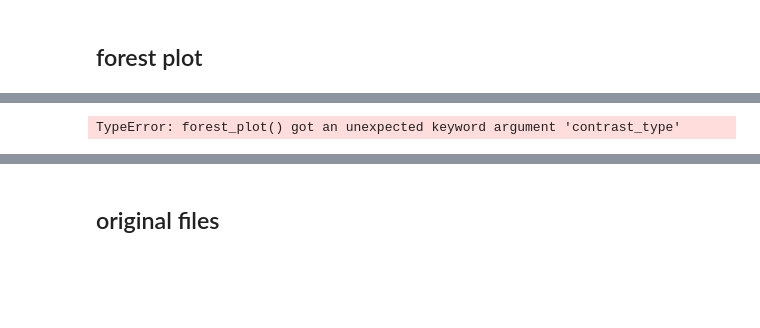
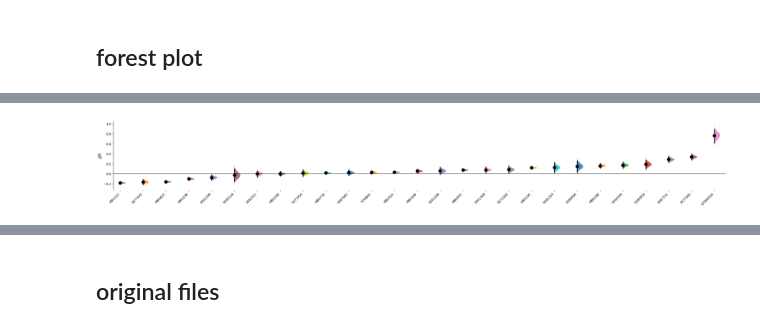
Before and after one commit to lnicole08/OSAR-Nicole-version, a Jupyter notebook: Obsolete - Heatmap v3.2.ipynb, the cells around one changed output, grey strips where cells are left out. Drawn from its saved outputs; the diff is of its cells as text; code cells hidden in the pictures; blank space fills up the shorter version.

```diff
--- a/Heatmap v3.2.ipynb
+++ b/Obsolete - Heatmap v3.2.ipynb
@@ -53,19 +71,0 @@ specifiedpath = homecomp
-# %%
-responder = "Chrimson2"
-
-officecomp = "C:\\Users\\Star\\"
-labcomp = "C:\\Users\\User\\"
-computer2 = "C:\\Users\\lnico\\"
-homecomp = "D:\\"
-specifiedpath = homecomp
-
-root = specifiedpath + "ACC Lab Dropbox\\ACC Lab\\Nicole Lee\\Data Compilation\\osar_test\\" + responder
-
-startdir = os.listdir(root)
-baseDirectory=[]
-basegenotype=[]
-for n,sd in enumerate(startdir):
-    dir1 = os.path.join(root, os.listdir(root)[n])
-    baseDirectory.append(dir1)
-    basegenotype.append(re.search(r'^.*?(?= x )', (os.path.split(dir1)[1])).group(0))
-    #basegenotype.append(re.search(r'^.*?(?=-Gal4)', (os.path.split(dir1)[1])).group(0))
@@ -122,5 +73,5 @@ multipledf.to_csv(specifiedpath + "ACC Lab Dropbox\\ACC Lab\\Nicole Lee\\Data Co
 ## forest plot
 # %%
 from dabest.forest_plot import forest_plot
-compiled = specifiedpath + "ACC Lab Dropbox\\ACC Lab\\Nicole Lee\\Data Compilation\\osar_test\\20250306_totalcompilation.csv"
+compiled = specifiedpath + "ACC Lab Dropbox\\ACC Lab\\Nicole Lee\\Data Compilation\\osar_test\\20250306_ACR_totalcompilation.csv"
 dfcompiled= pd.read_csv(compiled)
@@ -147,13 +91,28 @@ lst
 # %%
-df1 = dfcompiled[(dfcompiled['light_intensity']=='Full')].loc[:,['driver','light_intensity','status','pi_smoothed_Pattern 01', 'reversal_light_pi', 'traversal_light_pi', 'light_attraction_index_Pattern 01', 'log2_pace_ratio_Pattern 01']].reset_index(drop=True)
+#df1 = dfcompiled[(dfcompiled['light_intensity']=='Full')].loc[:,['driver','light_intensity','status','pi_smoothed_Pattern 01', 'reversal_light_pi', 'traversal_light_pi', 'light_attraction_index_Pattern 01', 'log2_pace_ratio_Pattern 01']].reset_index(drop=True)
+df1 = dfcompiled[(dfcompiled['light_intensity']=='Full')].loc[:,['driver','light_intensity','status','pi_smoothed_Pattern 01']].reset_index(drop=True)
 
 lst = []
 names =[]
+sorteddf = pd.DataFrame()
+
 for n in df1['driver'].unique().tolist():
-    tempdf1 = df1[(df1['driver'] == n)]
-    lst.append(dabest.load(tempdf1, idx=("Sibling", "Offspring"),x="status", y="pi_smoothed_Pattern 01"))
+    dbfeature = dabest.load(df1[(df1['driver'] == n)].reset_index(drop=True), idx=("Sibling", "Offspring"),x="status", y="pi_smoothed_Pattern 01")
+    tempdf = pd.DataFrame()
+    tempdf['MBON'] = [n]
+    tempdf['difference']= [float(dbfeature.mean_diff.statistical_tests.difference)]
+    sorteddf = pd.concat([sorteddf, tempdf], axis =0)
+
+sorteddf = sorteddf.sort_values(by=['difference']).reset_index(drop=True)
+
+
+for n in sorteddf['MBON']:
+    tempdf1 = df1[(df1['driver'] == n)].reset_index(drop=True)
+    dbfeature = dabest.load(tempdf1, idx=("Sibling", "Offspring"),x="status", y="pi_smoothed_Pattern 01")
+    lst.append(dbfeature)
     names.append(n)
 
-forest1_horizontal = forest_plot(data = lst, contrast_type = "delta2", effect_size= "mean_diff", labels = names, idx=[[0]*len(names)]);
+
+forest1_horizontal2 = forest_plot(data = lst, effect_size= "mean_diff", labels = names, idx=[[0]]*len(names), ylabel= "ΔPI");
 # %% [output]
-TypeError: forest_plot() got an unexpected keyword argument 'contrast_type'
+[figure, added]
```
Also changed, not shown: parts of 14 cells of this notebook, 11 other files.
